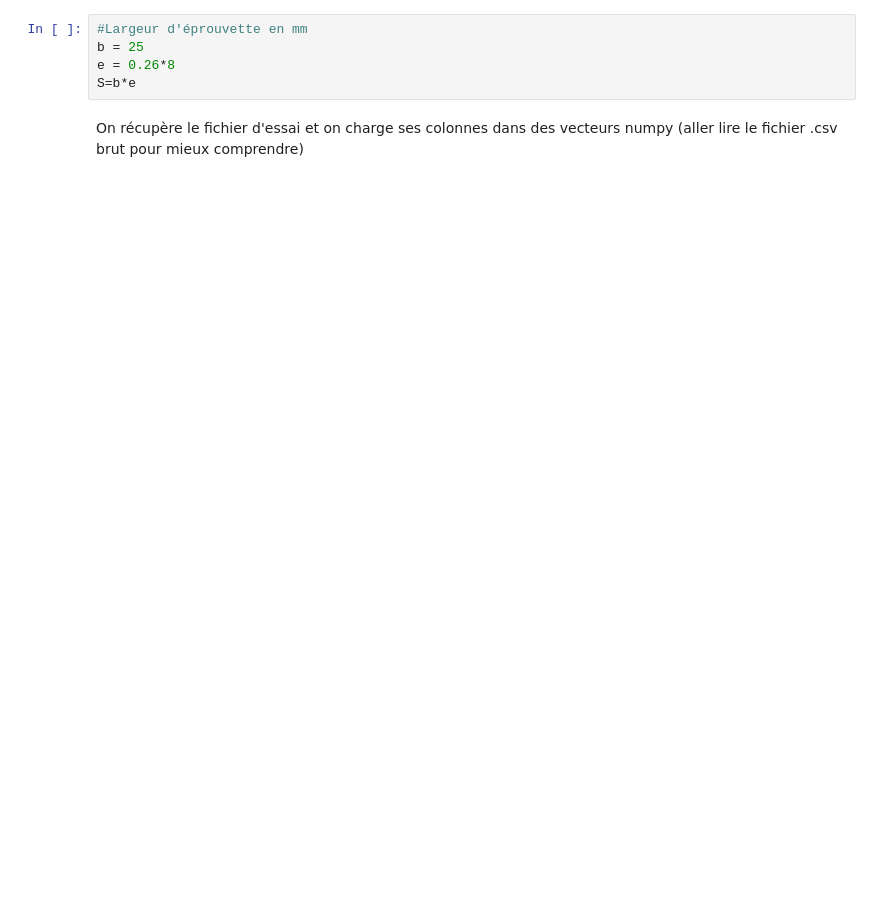
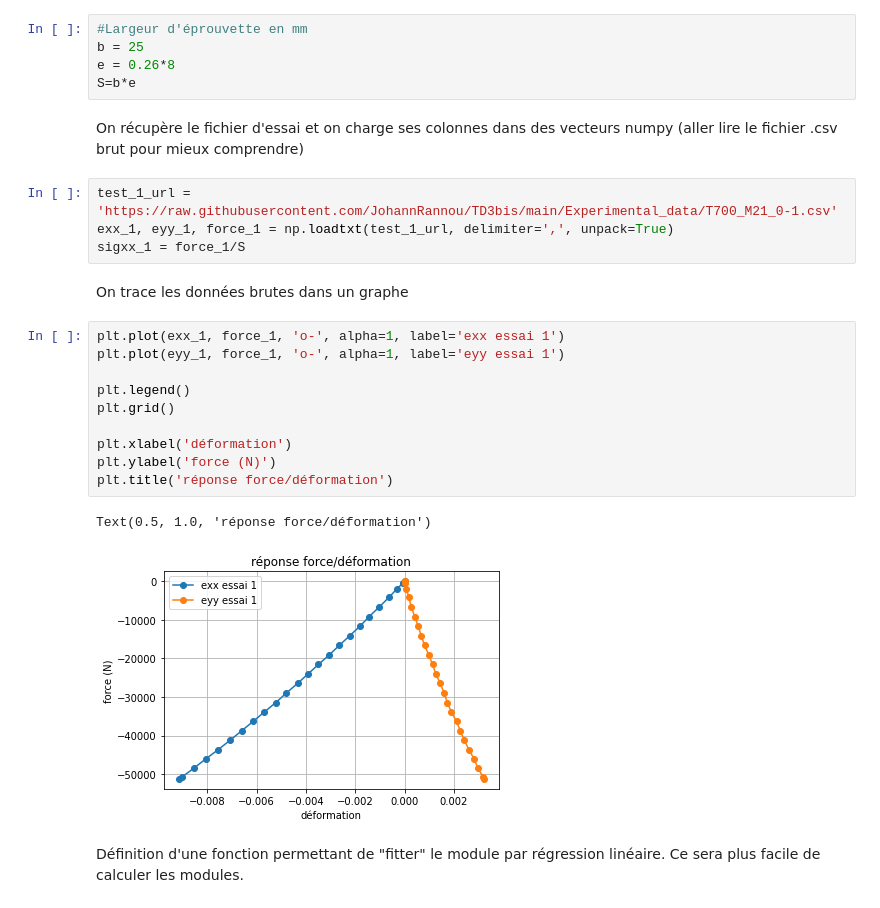
Before and after one commit to JohannRannou/TD3bis, a Jupyter notebook: TD_3_identification.ipynb, the cells around one changed output. Cells and saved outputs as stored; diff of their text form; blank space fills up the shorter version.

```diff
--- a/TD_3_identification.ipynb
+++ b/TD_3_identification.ipynb
@@ -89,3 +86,24 @@ e = 0.26*8
 S=b*e
 # %% [markdown]
 On récupère le fichier d'essai et on charge ses colonnes dans des vecteurs numpy (aller lire le fichier .csv brut pour mieux comprendre)
+# %%
+test_1_url = 'https://raw.githubusercontent.com/JohannRannou/TD3bis/main/Experimental_data/T700_M21_0-1.csv'
+exx_1, eyy_1, force_1 = np.loadtxt(test_1_url, delimiter=',', unpack=True)
+sigxx_1 = force_1/S
+# %% [markdown]
+On trace les données brutes dans un graphe
+# %%
+plt.plot(exx_1, force_1, 'o-', alpha=1, label='exx essai 1')
+plt.plot(eyy_1, force_1, 'o-', alpha=1, label='eyy essai 1')
+
+plt.legend()
+plt.grid()
+
+plt.xlabel('déformation')
+plt.ylabel('force (N)')
+plt.title('réponse force/déformation')
+# %% [output]
+Text(0.5, 1.0, 'réponse force/déformation')
+[figure, added]
+# %% [markdown]
+Définition d'une fonction permettant de "fitter" le module par régression linéaire. Ce sera plus facile de calculer les modules.
```
Also changed, not shown: parts of 27 cells of this notebook.
